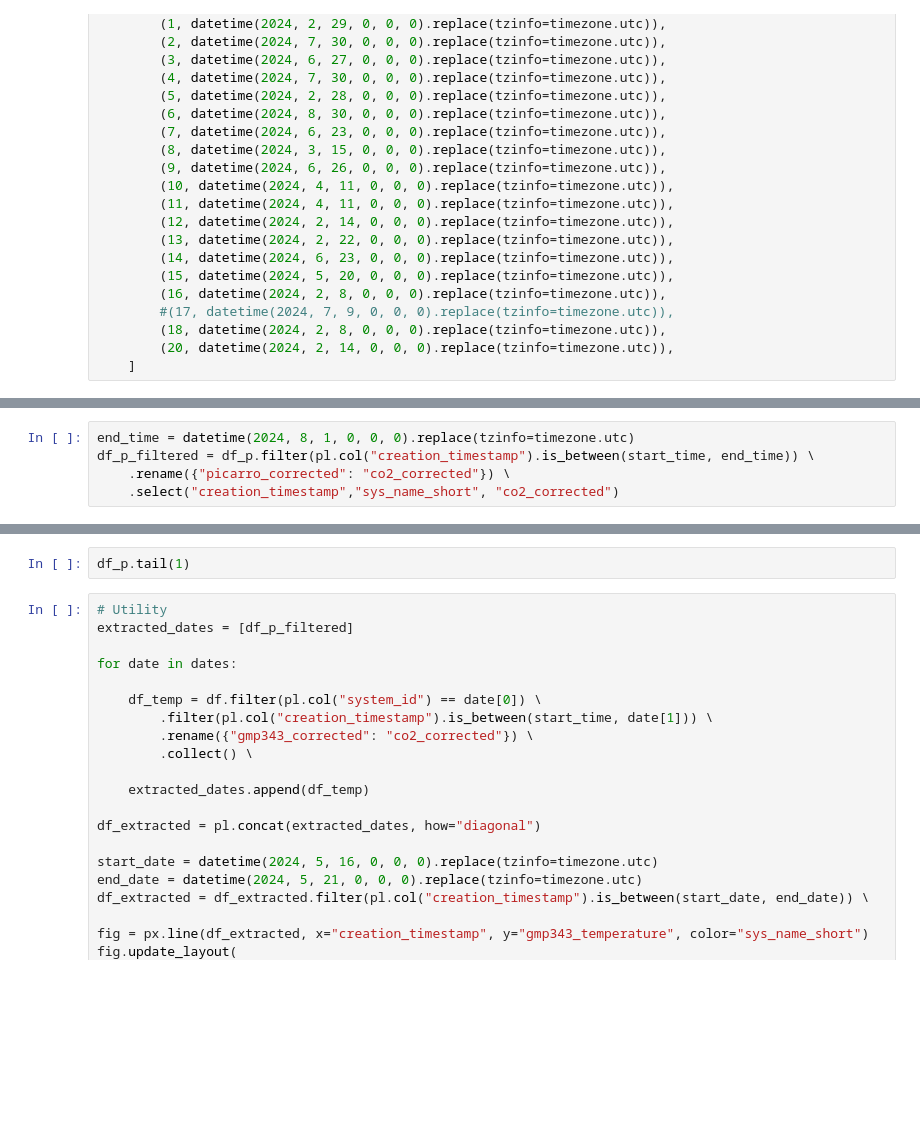
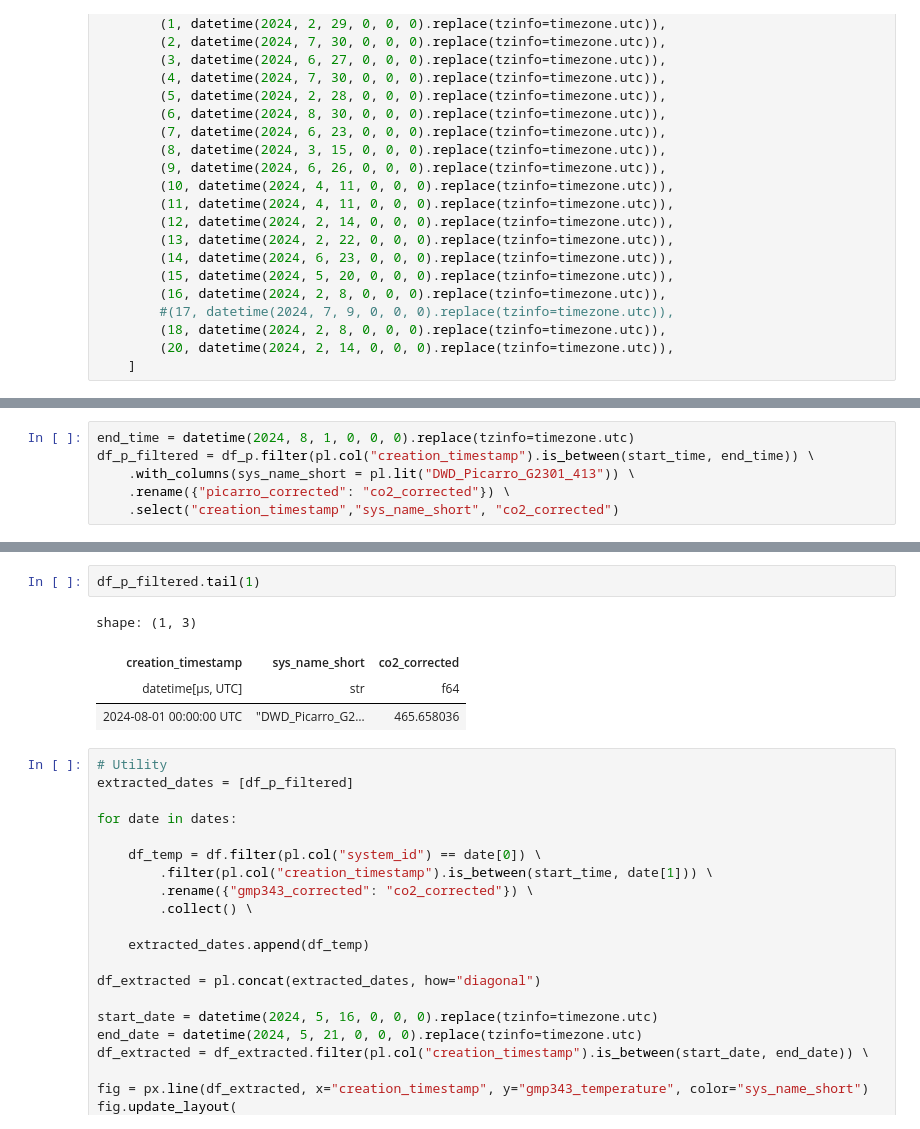
Before and after one commit to tum-esm/ACROPOLIS-data-processing, a Jupyter notebook: notebooks/analysis_side_by_side/warm_days.ipynb, the cells around one changed output, grey strips where cells are left out. Drawn from its saved outputs; the diff is of its cells as text; blank space fills up the shorter version.

```diff
--- a/notebooks/analysis_side_by_side/warm_days.ipynb
+++ b/notebooks/analysis_side_by_side/warm_days.ipynb
@@ -37,6 +59,7 @@ dates = [
 # %%
 end_time = datetime(2024, 8, 1, 0, 0, 0).replace(tzinfo=timezone.utc)
 df_p_filtered = df_p.filter(pl.col("creation_timestamp").is_between(start_time, end_time)) \
+    .with_columns(sys_name_short = pl.lit("DWD_Picarro_G2301_413")) \
     .rename({"picarro_corrected": "co2_corrected"}) \
     .select("creation_timestamp","sys_name_short", "co2_corrected")
 # %%
@@ -44,5 +72,10 @@ df.head(1).collect()
 # %%
-df_p.tail(1)
+df_p_filtered.tail(1)
+# %% [output]
+shape: (1, 3)
+| creation_timestamp | sys_name_short | co2_corrected |
+| datetime[μs, UTC] | str | f64 |
+| 2024-08-01 00:00:00 UTC | "DWD_Picarro_G2… | 465.658036 |
 # %%
 # Utility
 extracted_dates = [df_p_filtered]
```
Also changed, not shown: parts of 3 cells of this notebook, 13 other files.
